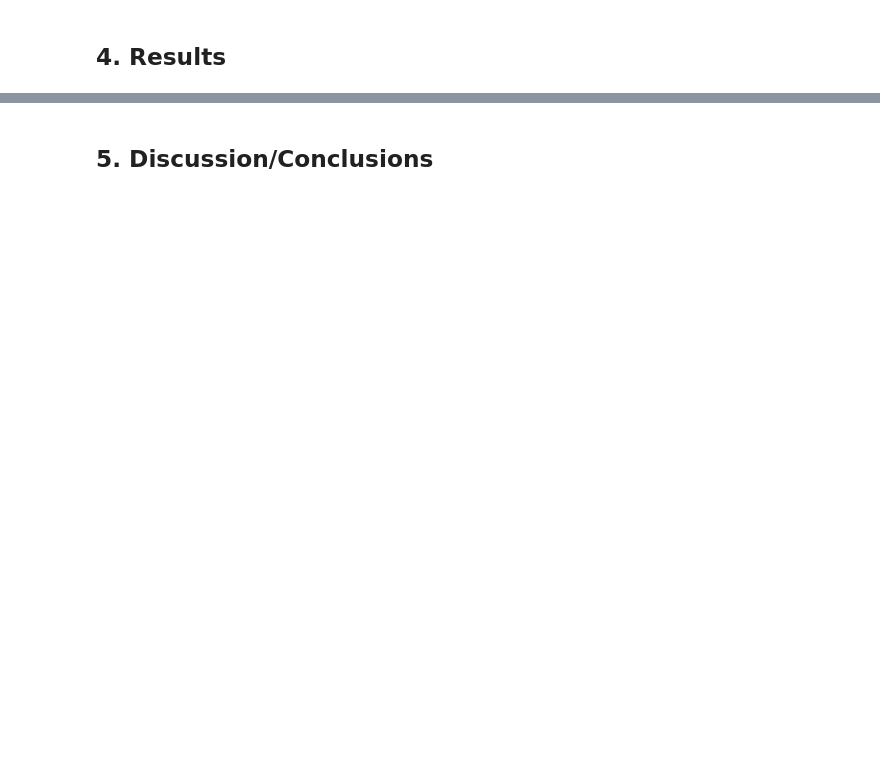
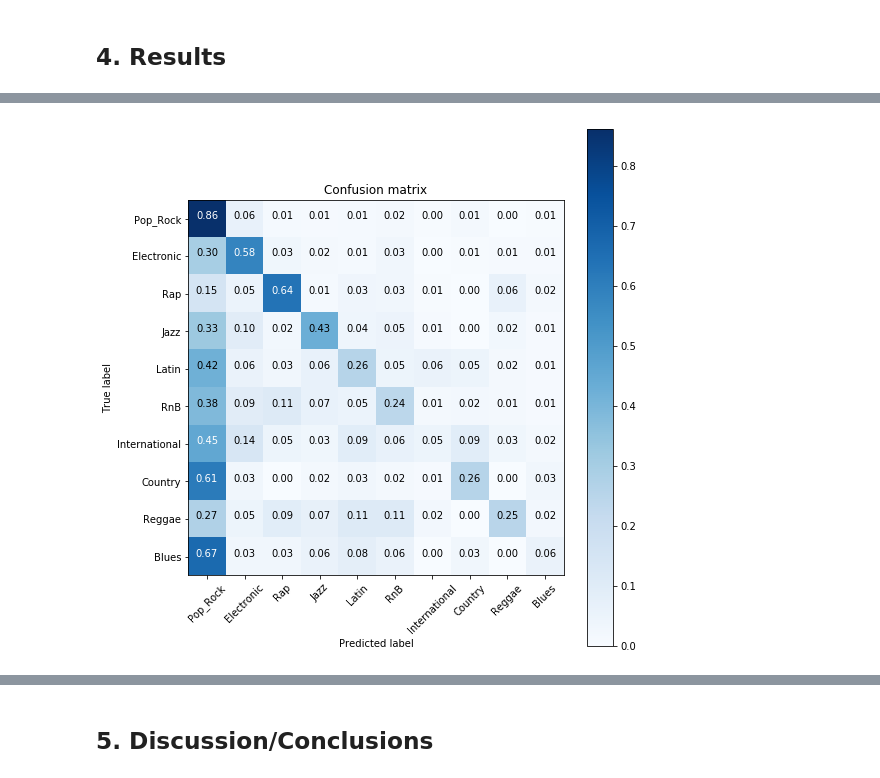
Before and after one commit to kaakock/MLBP2018Project, a Jupyter notebook: MLBP2018 Project Report Template.ipynb, the cells around one changed output, grey strips where cells are left out. Saved outputs shown, nothing was run; the diff lists cells and outputs as text; code cells hidden in the pictures; blank space fills up the shorter version.

```diff
--- a/MLBP2018 Project Report Template.ipynb
+++ b/MLBP2018 Project Report Template.ipynb
@@ -243,2 +73,12 @@ Accuracy: 0.63 (+/- 0.04)
+# %%
+# Load the data and cleanup
+# We also normalise the data in a way that it is in a suitable form for the scikit-learn methods
+scaler = StandardScaler()
+scaler.fit(train_data)
+test_data = scaler.transform(test_data)
+train_data = scaler.transform(train_data)
+train_labels = np.ravel(train_labels)
+
+train_set, confirm_set, train_set_labels, confirm_set_labels = train_test_split(train_data, train_labels, test_size=0.5, random_state=3)
 # %% [markdown]
 ## 3. Methods and experiments
@@ -285,0 +233,72 @@ log_loss_predictions.to_csv("./log_loss_results.csv", index_label="Sample_id", h
+# %%
+#Confusion matrix ...
+# code for visualisation from http://scikit-learn.org/stable/auto_examples/model_selection/plot_confusion_matrix.html
+def plot_confusion_matrix(cm, classes,
+                          normalize=False,
+                          title='Confusion matrix',
+                          cmap=plt.cm.Blues):
+    """
+    This function prints and plots the confusion matrix.
+    Normalization can be applied by setting `normalize=True`.
+    """
+    if normalize:
+        cm = cm.astype('float') / cm.sum(axis=1)[:, np.newaxis]
+        print("Normalized confusion matrix")
+    else:
+        print('Confusion matrix, without normalization')
+
+    print(cm)
+
+    plt.imshow(cm, interpolation='nearest', cmap=cmap)
+    plt.title(title)
+    plt.colorbar()
+    tick_marks = np.arange(len(classes))
+    plt.xticks(tick_marks, classes, rotation=45)
+    plt.yticks(tick_marks, classes)
+
+    fmt = '.2f' if normalize else 'd'
+    thresh = cm.max() / 2.
+    for i, j in itertools.product(range(cm.shape[0]), range(cm.shape[1])):
+        plt.text(j, i, format(cm[i, j], fmt),
+                 horizontalalignment="center",
+                 color="white" if cm[i, j] > thresh else "black")
+
+    plt.ylabel('True label')
+    plt.xlabel('Predicted label')
+    plt.tight_layout()
+
+
+cnf_matrix = confusion_matrix(np.ravel(y_true), y_pred)
+plt.figure(figsize=(8, 8))
+plot_confusion_matrix(cnf_matrix, classes=classes, normalize=True, title='Confusion matrix')
+
+plt.show()
+
+log_loss_headers = [
+    "Class_1",
+    "Class_2",
+    "Class_3",
+    "Class_4",
+    "Class_5",
+    "Class_6",
+    "Class_7",
+    "Class_8",
+    "Class_9",
+    "Class_10",
+]
+log_loss_predictions = clf.predict_proba(test_data)
+score_predictions = clf.predict(test_data)
+
+print("LOG LOSS")
+pred_conf = clf.predict_proba(confirm_set)
+print(log_loss(np.ravel(confirm_set_labels), pred_conf))
+print("SCORE")
+print(clf.score(confirm_set, np.ravel(confirm_set_labels)))
+
+log_loss_predictions = pd.DataFrame(log_loss_predictions)
+score_predictions = pd.DataFrame(score_predictions)
+score_predictions.index = range(1,len(score_predictions)+1)
+log_loss_predictions.index = range(1,len(log_loss_predictions)+1)
+score_predictions.to_csv("./score_results.csv", index_label="Sample_id", header=["Sample_label"])
+log_loss_predictions.to_csv("./log_loss_results.csv", index_label="Sample_id", header=log_loss_headers)
+# %% [output]
@@ -285,0 +322 @@ log_loss_predictions.to_csv("./log_loss_results.csv", index_label="Sample_id", h
+[figure, added]
```
Also changed, not shown: parts of 26 cells of this notebook, 3 other files.
